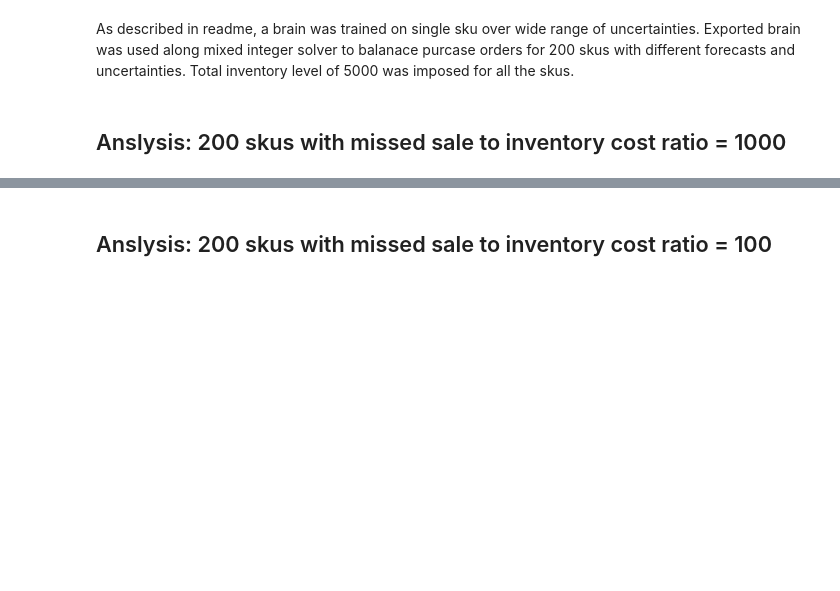
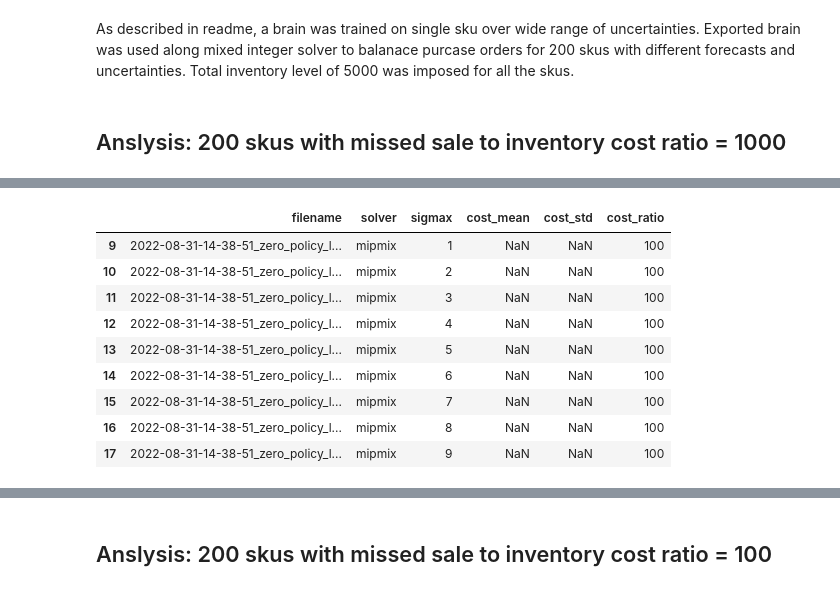
Before and after one commit to microsoft/bonsai-InventoryManagement, a Jupyter notebook: bonsai/logs/Multi_sku_r10_100_1000.ipynb, the cells around one changed output, grey strips where cells are left out. Drawn from its saved outputs; the diff is of its cells as text; code cells hidden in the pictures; blank space fills up the shorter version.

```diff
--- a/bonsai/logs/Multi_sku_r10_100_1000.ipynb
+++ b/bonsai/logs/Multi_sku_r10_100_1000.ipynb
@@ -181,0 +84,13 @@ df_randomsafety = ddf[ddf['solver']=='randomsafety']
+# %%
+df_mipmix
+# %% [output]
+|  | filename | solver | sigmax | cost_mean | cost_std | cost_ratio |
+| 9 | 2022-08-31-14-38-51_zero_policy_l... | mipmix | 1 | NaN | NaN | 100 |
+| 10 | 2022-08-31-14-38-51_zero_policy_l... | mipmix | 2 | NaN | NaN | 100 |
+| 11 | 2022-08-31-14-38-51_zero_policy_l... | mipmix | 3 | NaN | NaN | 100 |
+| 12 | 2022-08-31-14-38-51_zero_policy_l... | mipmix | 4 | NaN | NaN | 100 |
+| 13 | 2022-08-31-14-38-51_zero_policy_l... | mipmix | 5 | NaN | NaN | 100 |
+| 14 | 2022-08-31-14-38-51_zero_policy_l... | mipmix | 6 | NaN | NaN | 100 |
+| 15 | 2022-08-31-14-38-51_zero_policy_l... | mipmix | 7 | NaN | NaN | 100 |
+| 16 | 2022-08-31-14-38-51_zero_policy_l... | mipmix | 8 | NaN | NaN | 100 |
+| 17 | 2022-08-31-14-38-51_zero_policy_l... | mipmix | 9 | NaN | NaN | 100 |
```
Also changed, not shown: parts of 9 cells of this notebook, 7 other files.
